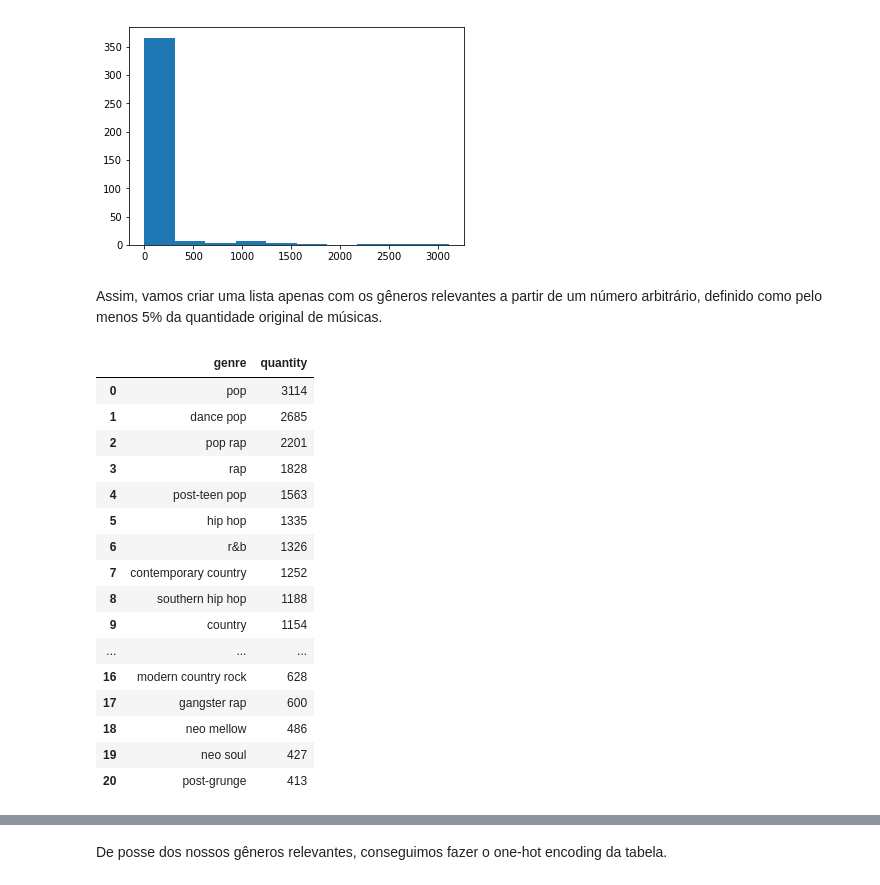
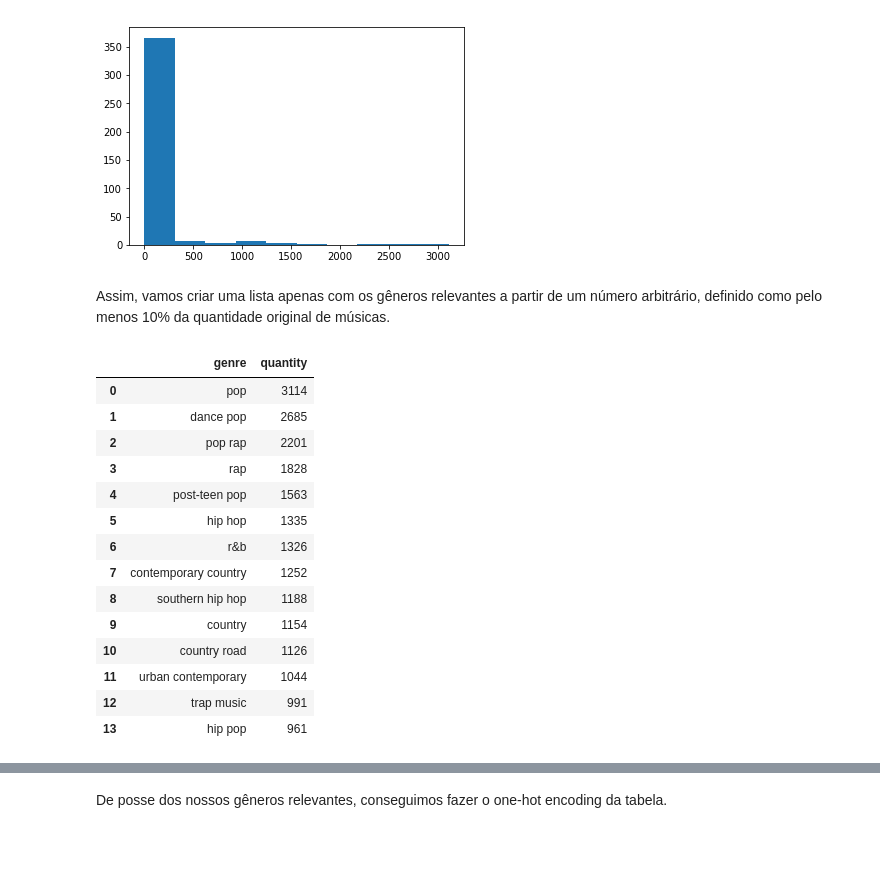
Before and after one commit to mibrahimfm/TP-ICD, a Jupyter notebook: nbs/analise_exploratoria.ipynb, the cells around one changed output, grey strips where cells are left out. Drawn from its saved outputs; the diff is of its cells as text; code cells hidden in the pictures; blank space fills up the shorter version.

```diff
--- a/nbs/analise_exploratoria.ipynb
+++ b/nbs/analise_exploratoria.ipynb
@@ -126,29 +126,27 @@ plt.hist(unique_genres['quantity'])
  <a list of 10 Patch objects>)
 [figure]
 # %% [markdown]
-Assim, vamos criar uma lista apenas com os gêneros relevantes a partir de um número arbitrário, definido como pelo menos 5% da quantidade original de músicas.
+Assim, vamos criar uma lista apenas com os gêneros relevantes a partir de um número arbitrário, definido como pelo menos 10% da quantidade original de músicas.
 # %%
 def get_relevant_genres(songs, unique_genres):
     unique_genres.sort_values(by='quantity', ascending=False, inplace=True)
-    return unique_genres[unique_genres['quantity'] >= songs.shape[0]*0.05]
+    return unique_genres[unique_genres['quantity'] >= songs.shape[0]*0.10]
 
 relevant_genres = get_relevant_genres(songs_with_genres, unique_genres)
 relevant_genres
 # %% [output]
 |  | genre | quantity |
 | 0 | pop | 3114 |
 | 1 | dance pop | 2685 |
 | 2 | pop rap | 2201 |
 | 3 | rap | 1828 |
 | 4 | post-teen pop | 1563 |
 | 5 | hip hop | 1335 |
 | 6 | r&b | 1326 |
 | 7 | contemporary country | 1252 |
 | 8 | southern hip hop | 1188 |
 | 9 | country | 1154 |
-| ... | ... | ... |
-| 16 | modern country rock | 628 |
-| 17 | gangster rap | 600 |
-| 18 | neo mellow | 486 |
-| 19 | neo soul | 427 |
-| 20 | post-grunge | 413 |
+| 10 | country road | 1126 |
+| 11 | urban contemporary | 1044 |
+| 12 | trap music | 991 |
+| 13 | hip pop | 961 |
```
Also changed, not shown: parts of 1 cell of this notebook.
